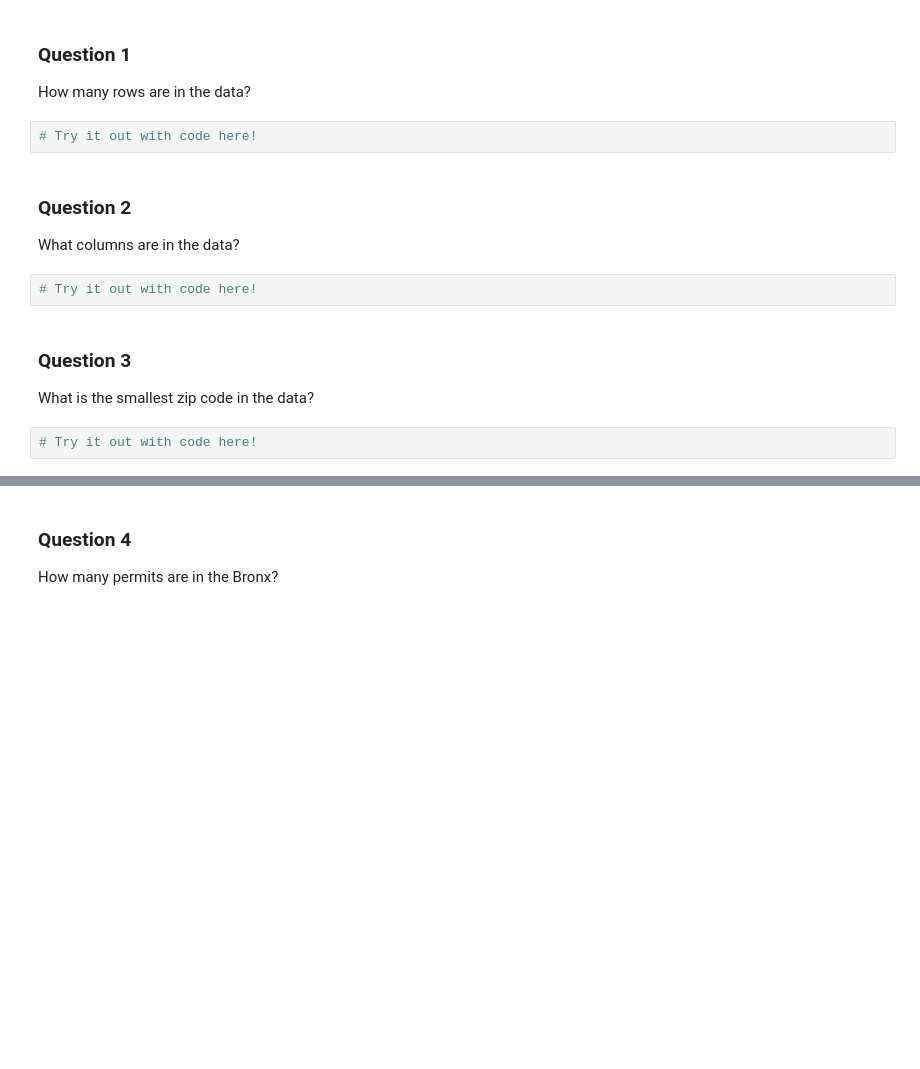
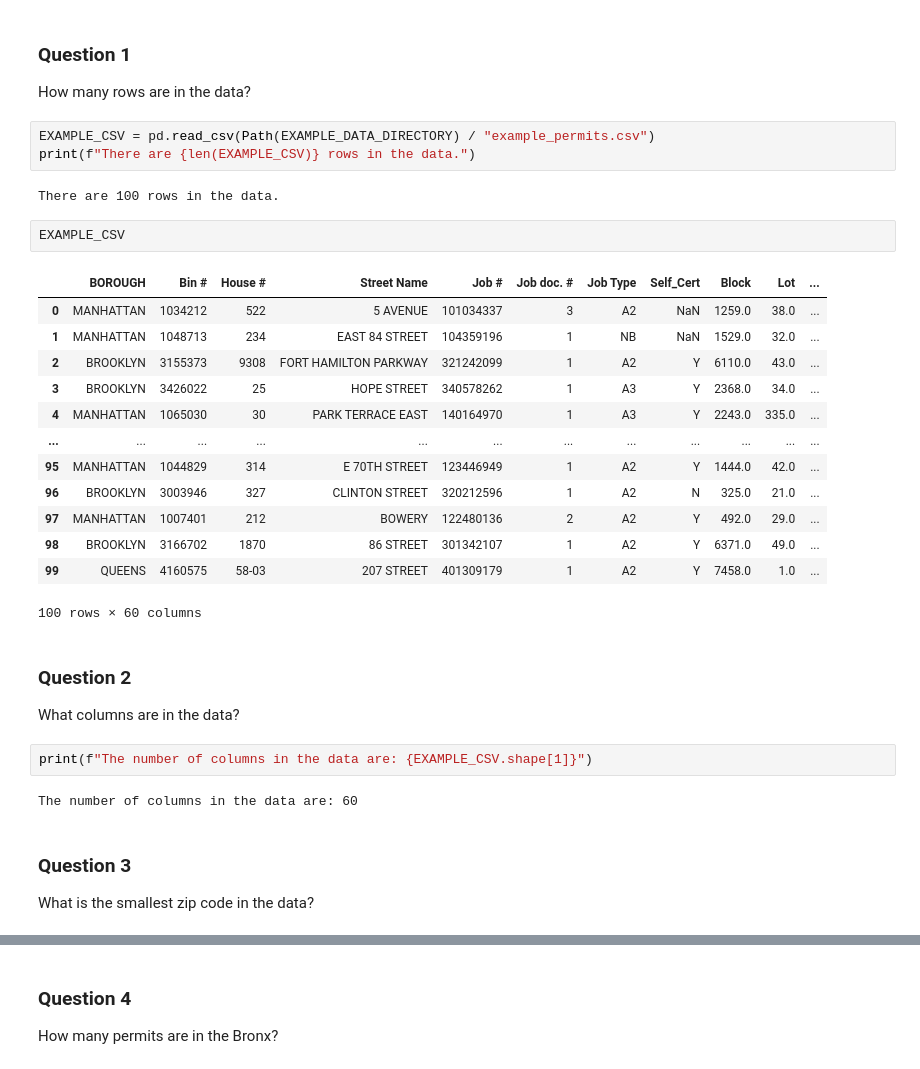
Before and after one commit to Curiouskasu/intro-to-urban-data, a Jupyter notebook: Measure/M04_Reading_and_writing_files.ipynb, the cells around one changed output, grey strips where cells are left out. Drawn from its saved outputs; the diff is of its cells as text; blank space fills up the shorter version.

```diff
--- a/Measure/M04_Reading_and_writing_files.ipynb
+++ b/Measure/M04_Reading_and_writing_files.ipynb
@@ -308,15 +320,34 @@ Let's practice reading files! Use the `example_permits.csv` file in [GitHub](htt
 # %% [markdown]
 ### Question 1
 How many rows are in the data?
-# %%
-# Try it out with code here!
+# %%
+EXAMPLE_CSV = pd.read_csv(Path(EXAMPLE_DATA_DIRECTORY) / "example_permits.csv")
+print(f"There are {len(EXAMPLE_CSV)} rows in the data.")
+# %% [output]
+There are 100 rows in the data.
+# %%
+EXAMPLE_CSV
+# %% [output]
+|  | BOROUGH | Bin # | House # | Street Name | Job # | Job doc. # | Job Type | Self_Cert | Block | Lot | ... |
+| 0 | MANHATTAN | 1034212 | 522 | 5 AVENUE | 101034337 | 3 | A2 | NaN | 1259.0 | 38.0 | ... |
+| 1 | MANHATTAN | 1048713 | 234 | EAST 84 STREET | 104359196 | 1 | NB | NaN | 1529.0 | 32.0 | ... |
+| 2 | BROOKLYN | 3155373 | 9308 | FORT HAMILTON PARKWAY | 321242099 | 1 | A2 | Y | 6110.0 | 43.0 | ... |
+| 3 | BROOKLYN | 3426022 | 25 | HOPE STREET | 340578262 | 1 | A3 | Y | 2368.0 | 34.0 | ... |
+| 4 | MANHATTAN | 1065030 | 30 | PARK TERRACE EAST | 140164970 | 1 | A3 | Y | 2243.0 | 335.0 | ... |
+| ... | ... | ... | ... | ... | ... | ... | ... | ... | ... | ... | ... |
+| 95 | MANHATTAN | 1044829 | 314 | E 70TH STREET | 123446949 | 1 | A2 | Y | 1444.0 | 42.0 | ... |
+| 96 | BROOKLYN | 3003946 | 327 | CLINTON STREET | 320212596 | 1 | A2 | N | 325.0 | 21.0 | ... |
+| 97 | MANHATTAN | 1007401 | 212 | BOWERY | 122480136 | 2 | A2 | Y | 492.0 | 29.0 | ... |
+| 98 | BROOKLYN | 3166702 | 1870 | 86 STREET | 301342107 | 1 | A2 | Y | 6371.0 | 49.0 | ... |
+| 99 | QUEENS | 4160575 | 58-03 | 207 STREET | 401309179 | 1 | A2 | Y | 7458.0 | 1.0 | ... |
+100 rows × 60 columns
 # %% [markdown]
 ### Question 2
 What columns are in the data?
-# %%
-# Try it out with code here!
+# %%
+print(f"The number of columns in the data are: {EXAMPLE_CSV.shape[1]}")
+# %% [output]
+The number of columns in the data are: 60
 # %% [markdown]
 ### Question 3
 What is the smallest zip code in the data?
-# %%
-# Try it out with code here!
```
Also changed, not shown: parts of 13 cells of this notebook.
